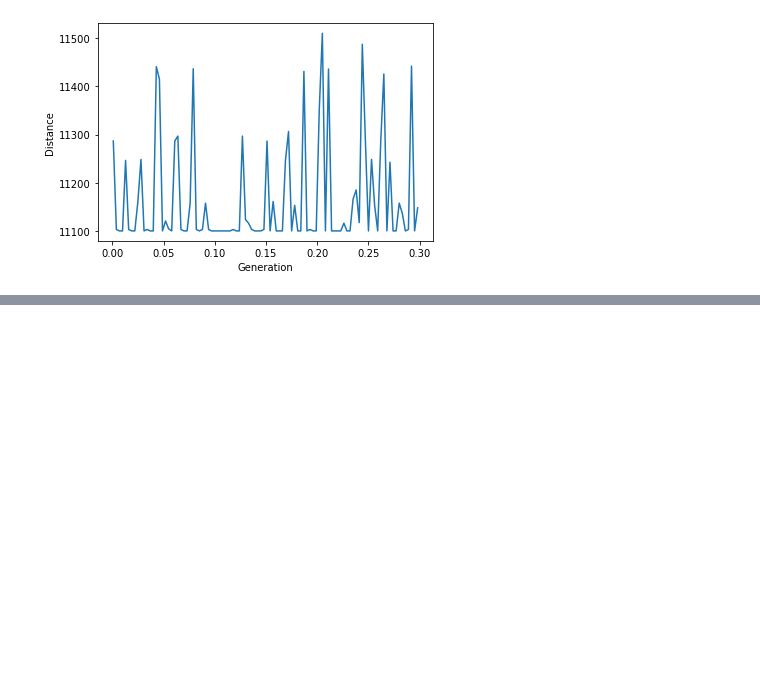
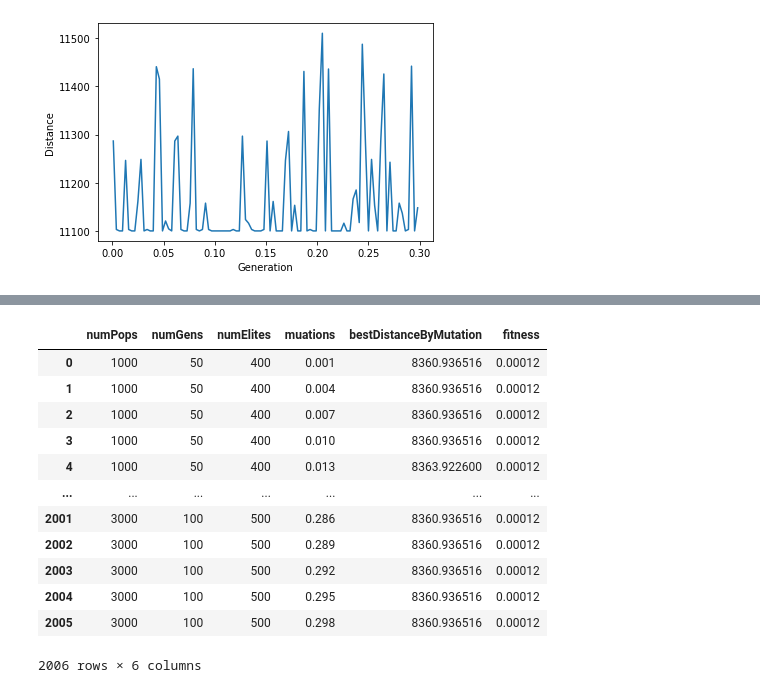
Before and after one commit to anhtuyetdut/Travel-Itinerary, a Jupyter notebook: main2.ipynb, the cells around one changed output, grey strips where cells are left out. Cells and saved outputs as stored; diff of their text form; code cells hidden in the pictures; blank space fills up the shorter version.

Commit message:
find best parameter

```diff
--- a/main2.ipynb
+++ b/main2.ipynb
@@ -296,0 +295,6 @@ Final Distance: 11100.430110863534
+# %%
+bestDistanceByMutation = []
+mutations = []
+numPops = []
+numGens = []
+numElites = []
@@ -401,0 +451,17 @@ fitnessePlot(bestDistanceByMutation, xAxis, params)
+# %%
+df1 = pd.DataFrame({'location': listInitalLocations, 'fitness': listFitness})
+df
+# %% [output]
+|  | numPops | numGens | numElites | muations | bestDistanceByMutation | fitness |
+| 0 | 1000 | 50 | 400 | 0.001 | 8360.936516 | 0.00012 |
+| 1 | 1000 | 50 | 400 | 0.004 | 8360.936516 | 0.00012 |
+| 2 | 1000 | 50 | 400 | 0.007 | 8360.936516 | 0.00012 |
+| 3 | 1000 | 50 | 400 | 0.010 | 8360.936516 | 0.00012 |
+| 4 | 1000 | 50 | 400 | 0.013 | 8363.922600 | 0.00012 |
+| ... | ... | ... | ... | ... | ... | ... |
+| 2001 | 3000 | 100 | 500 | 0.286 | 8360.936516 | 0.00012 |
+| 2002 | 3000 | 100 | 500 | 0.289 | 8360.936516 | 0.00012 |
+| 2003 | 3000 | 100 | 500 | 0.292 | 8360.936516 | 0.00012 |
+| 2004 | 3000 | 100 | 500 | 0.295 | 8360.936516 | 0.00012 |
+| 2005 | 3000 | 100 | 500 | 0.298 | 8360.936516 | 0.00012 |
+2006 rows × 6 columns
```
Also changed, not shown: parts of 18 cells of this notebook, 4 other files.
